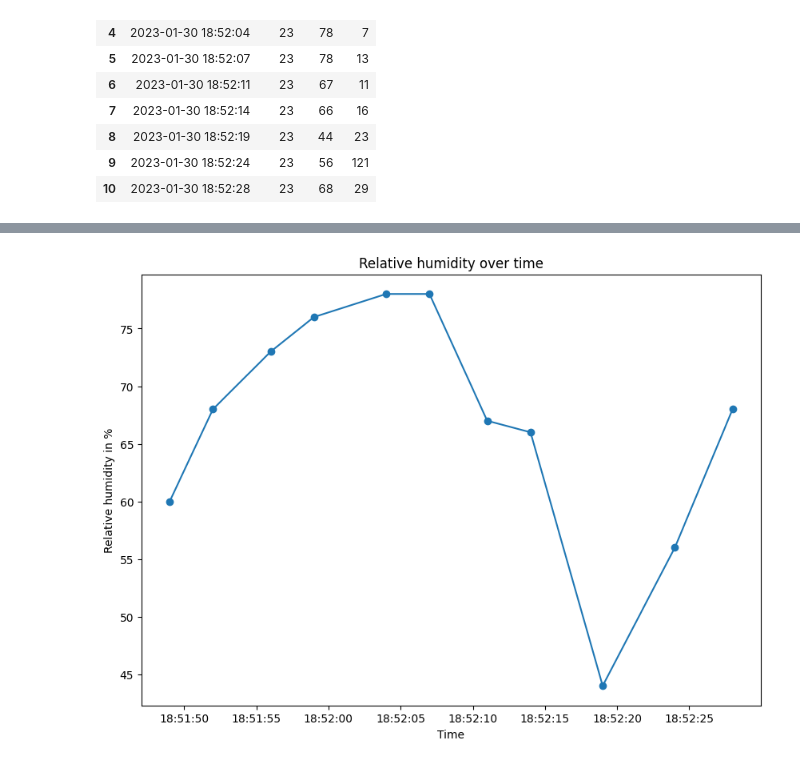
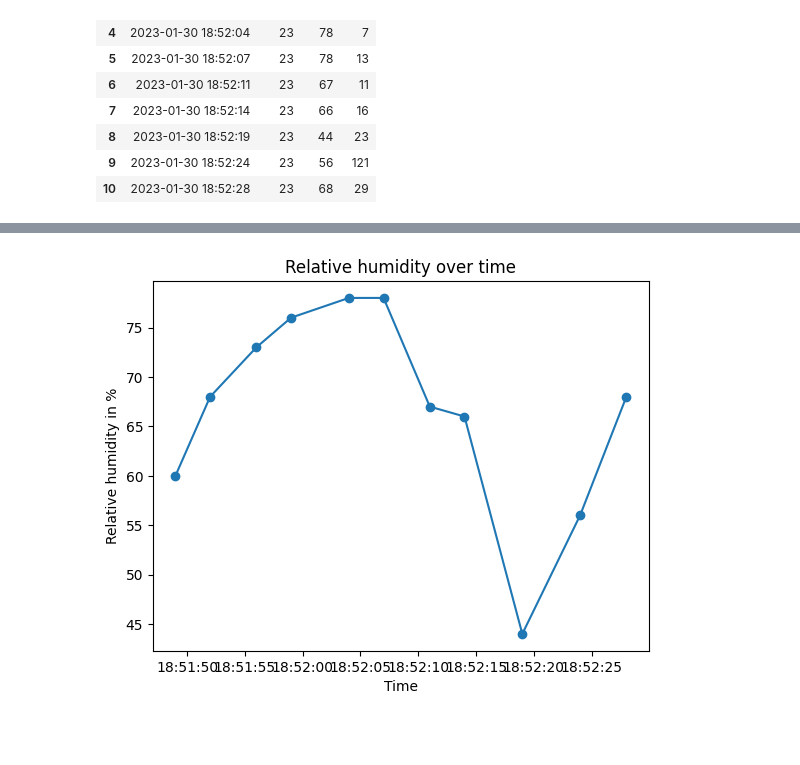
Before and after one commit to xdf8/idb, a Jupyter notebook: data_analysis.ipynb, the cells around one changed output, grey strips where cells are left out. Drawn from its saved outputs; the diff is of its cells as text; code cells hidden in the pictures; blank space fills up the shorter version.

```diff
--- a/data_analysis.ipynb
+++ b/data_analysis.ipynb
@@ -48,11 +47,10 @@ plt.show()
 # %%
-plt.figure(figsize = (10, 7))
 plt.scatter(x = df['time'], y = df['hum'])
 plt.plot(df['time'], df['hum'])
 plt.title('Relative humidity over time')
 plt.xlabel('Time')
 plt.ylabel('Relative humidity in %')
 plt.show()
 # %% [output]
-[figure, old version]
+[figure, new version]
 # %%
```
Also changed, not shown: parts of 2 cells of this notebook.
